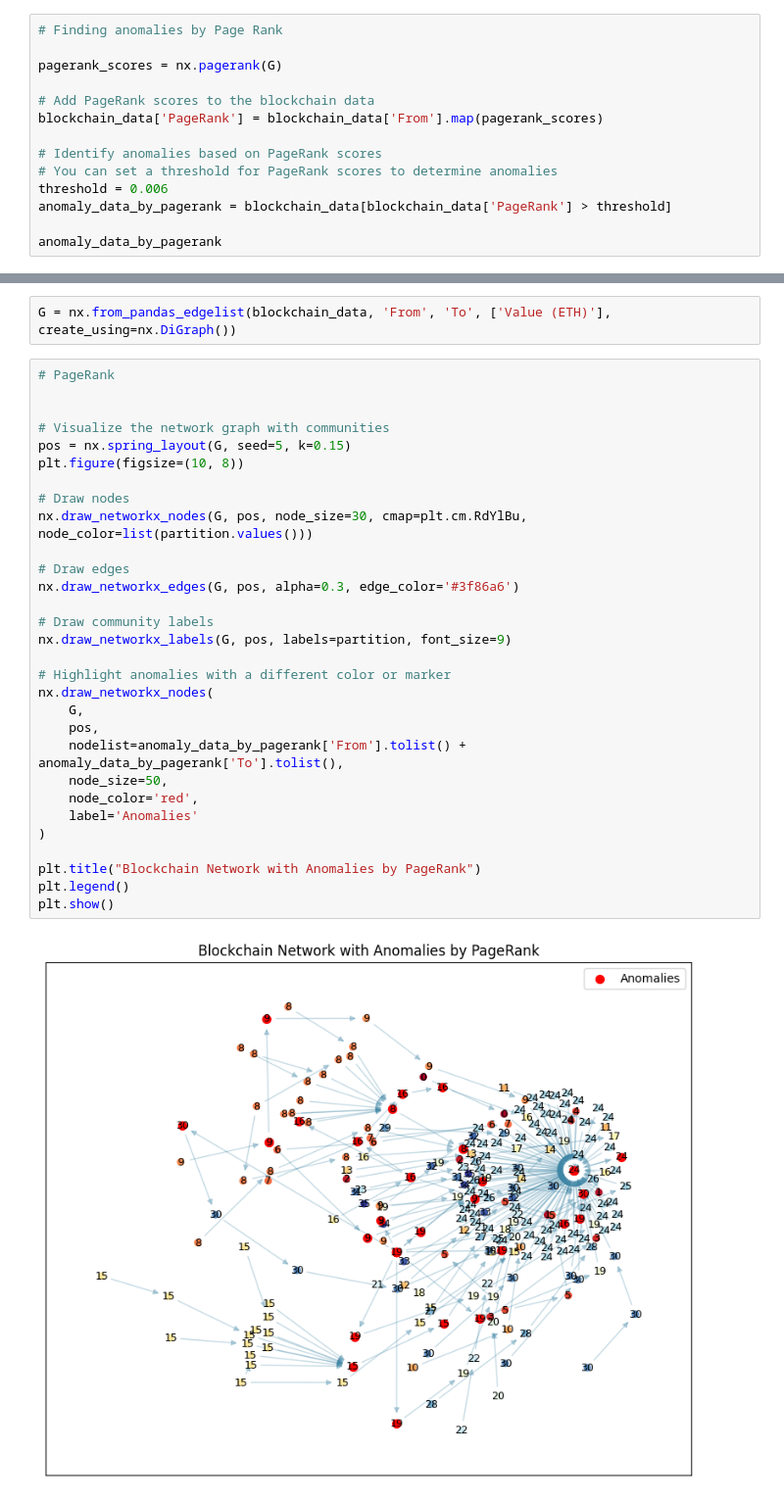
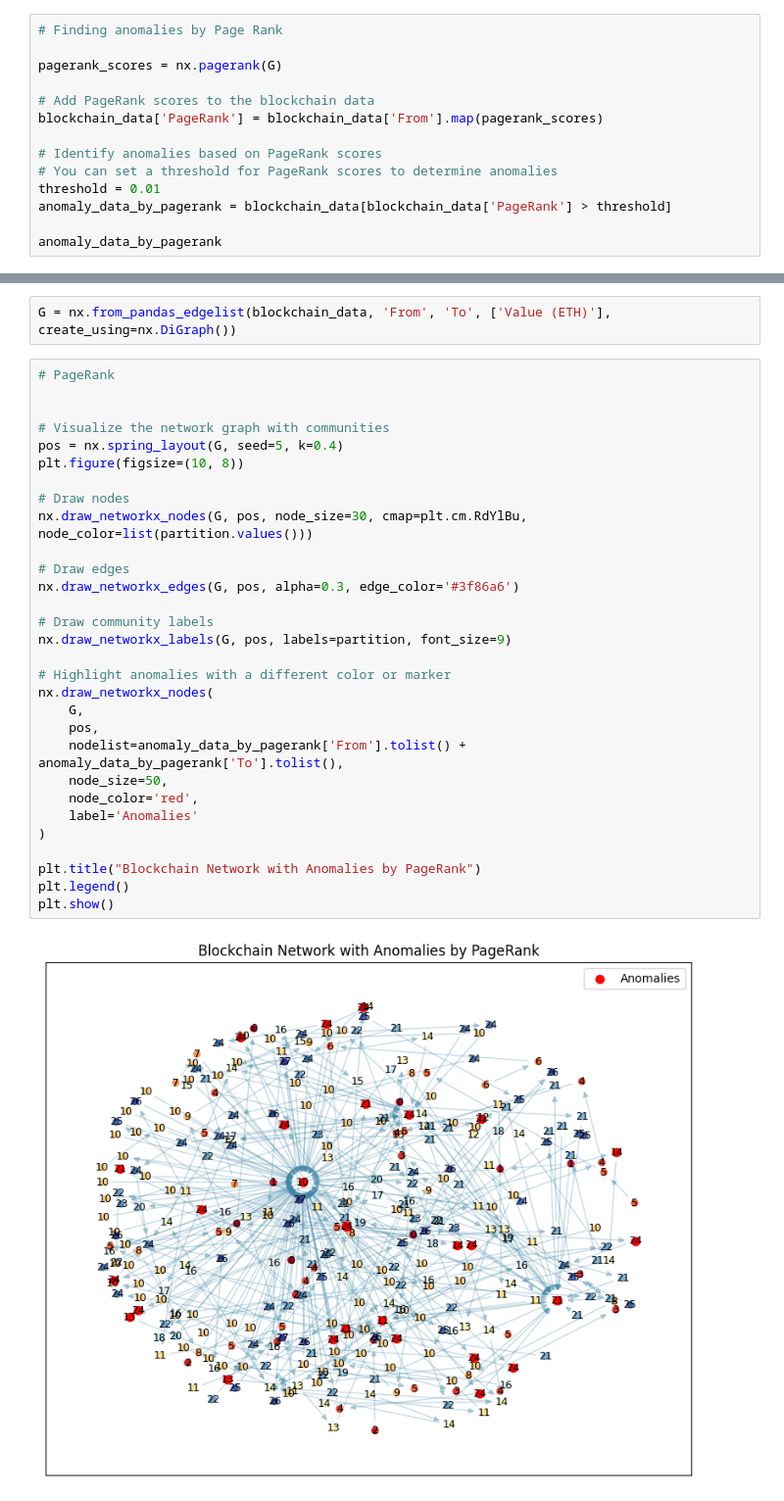
Before and after one commit to sunil-karki/Blockchain-Network-Portrait, a Jupyter notebook: src/data_analysis.ipynb, the cells around one changed output, grey strips where cells are left out. Shown at 98% size. Saved outputs shown, nothing was run; the diff lists cells and outputs as text.

```diff
--- a/src/data_analysis.ipynb
+++ b/src/data_analysis.ipynb
@@ -150,7 +176,7 @@ blockchain_data['PageRank'] = blockchain_data['From'].map(pagerank_scores)
 
 # Identify anomalies based on PageRank scores
 # You can set a threshold for PageRank scores to determine anomalies
-threshold = 0.006
+threshold = 0.01
 anomaly_data_by_pagerank = blockchain_data[blockchain_data['PageRank'] > threshold]
 
 anomaly_data_by_pagerank
@@ -211,32 +238,32 @@ G = nx.from_pandas_edgelist(blockchain_data, 'From', 'To', ['Value (ETH)'], crea
 # %%
 # PageRank
 
 
 # Visualize the network graph with communities
-pos = nx.spring_layout(G, seed=5, k=0.15)
+pos = nx.spring_layout(G, seed=5, k=0.4)
 plt.figure(figsize=(10, 8))
 
 # Draw nodes
 nx.draw_networkx_nodes(G, pos, node_size=30, cmap=plt.cm.RdYlBu, node_color=list(partition.values()))
 
 # Draw edges
 nx.draw_networkx_edges(G, pos, alpha=0.3, edge_color='#3f86a6')
 
 # Draw community labels
 nx.draw_networkx_labels(G, pos, labels=partition, font_size=9)
 
 # Highlight anomalies with a different color or marker
 nx.draw_networkx_nodes(
     G,
     pos,
     nodelist=anomaly_data_by_pagerank['From'].tolist() + anomaly_data_by_pagerank['To'].tolist(),
     node_size=50,
     node_color='red',
     label='Anomalies'
 )
 
 plt.title("Blockchain Network with Anomalies by PageRank")
 plt.legend()
 plt.show()
 # %% [output]
-[figure, old version]
+[figure, new version]
```
Also changed, not shown: parts of 9 cells of this notebook, 3 other files.
